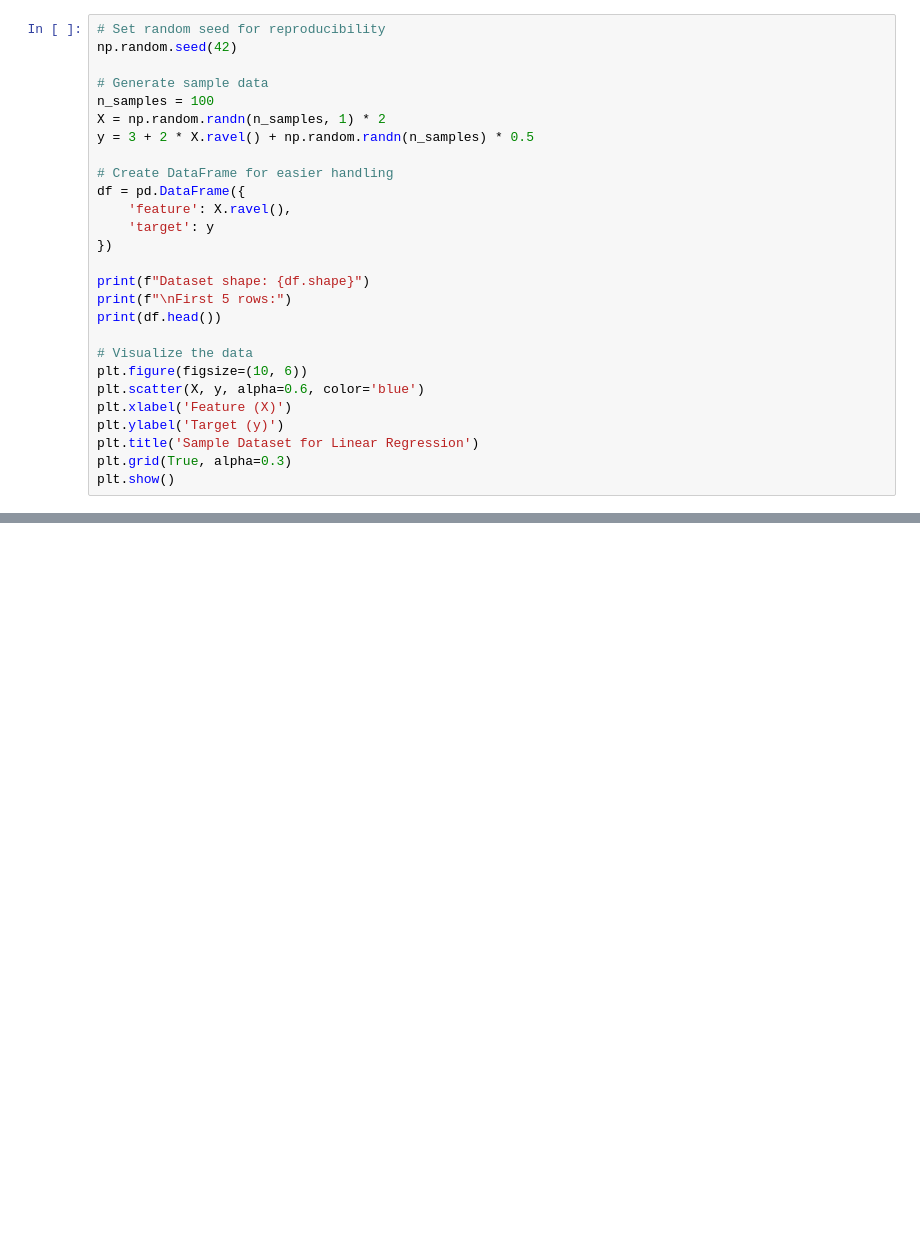
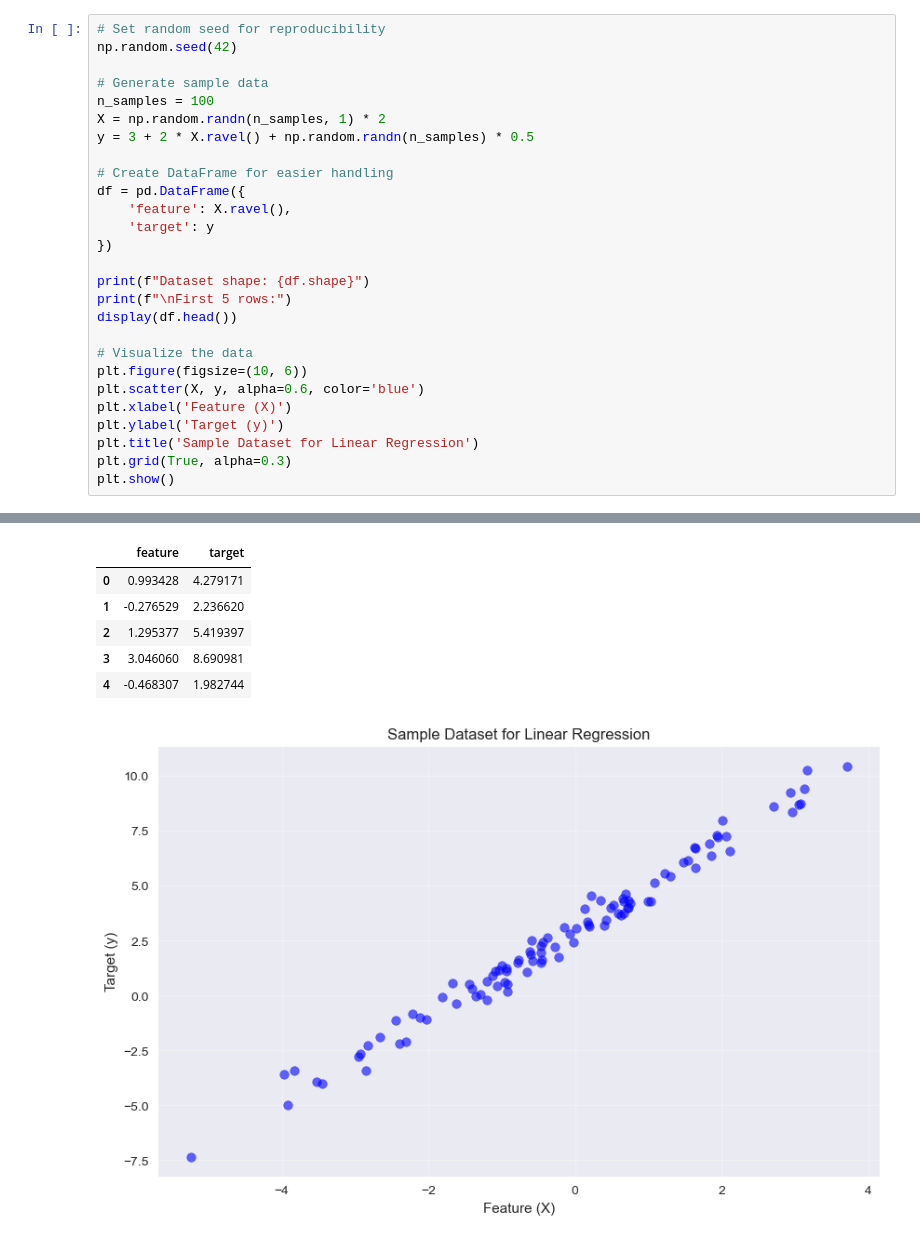
Before and after one commit to Abdelrhman941/4-ml-complete-guide, a Jupyter notebook: 02_Supervised_Learning/01_Linear_Regression/Linear_Regression_Complete_Guide.ipynb, the cells around one changed output, grey strips where cells are left out. Saved outputs shown, nothing was run; the diff lists cells and outputs as text; blank space fills up the shorter version.

```diff
--- a/02_Supervised_Learning/01_Linear_Regression/Linear_Regression_Complete_Guide.ipynb
+++ b/02_Supervised_Learning/01_Linear_Regression/Linear_Regression_Complete_Guide.ipynb
@@ -71,7 +76,7 @@ df = pd.DataFrame({
 
 print(f"Dataset shape: {df.shape}")
 print(f"\nFirst 5 rows:")
-print(df.head())
+display(df.head())
 
 # Visualize the data
 plt.figure(figsize=(10, 6))
@@ -81,3 +86,4 @@ plt.ylabel('Target (y)')
 plt.title('Sample Dataset for Linear Regression')
 plt.grid(True, alpha=0.3)
 plt.show()
+# %% [output]
@@ -84 +93,8 @@ plt.show()
+|  | feature | target |
+| 0 | 0.993428 | 4.279171 |
+| 1 | -0.276529 | 2.236620 |
+| 2 | 1.295377 | 5.419397 |
+| 3 | 3.046060 | 8.690981 |
+| 4 | -0.468307 | 1.982744 |
+[figure, added]
 # %% [markdown]
```
Also changed, not shown: parts of 19 cells of this notebook.
